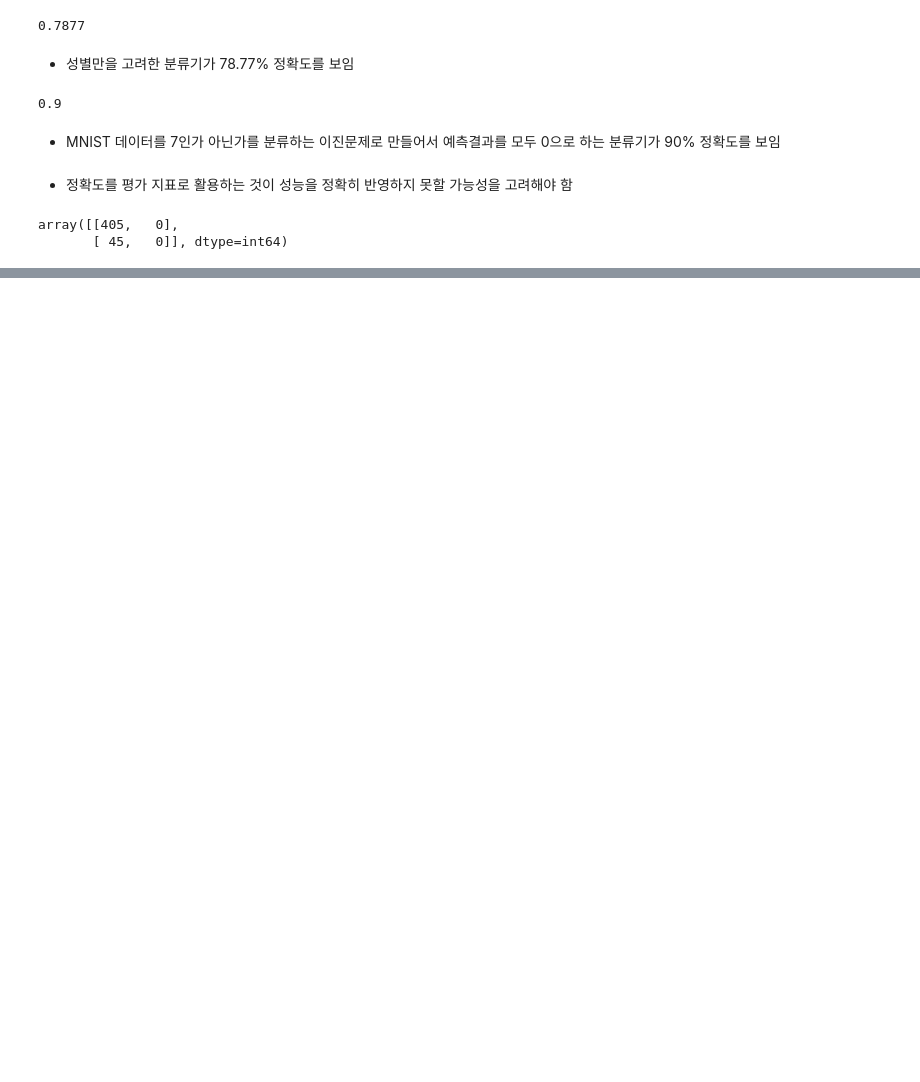
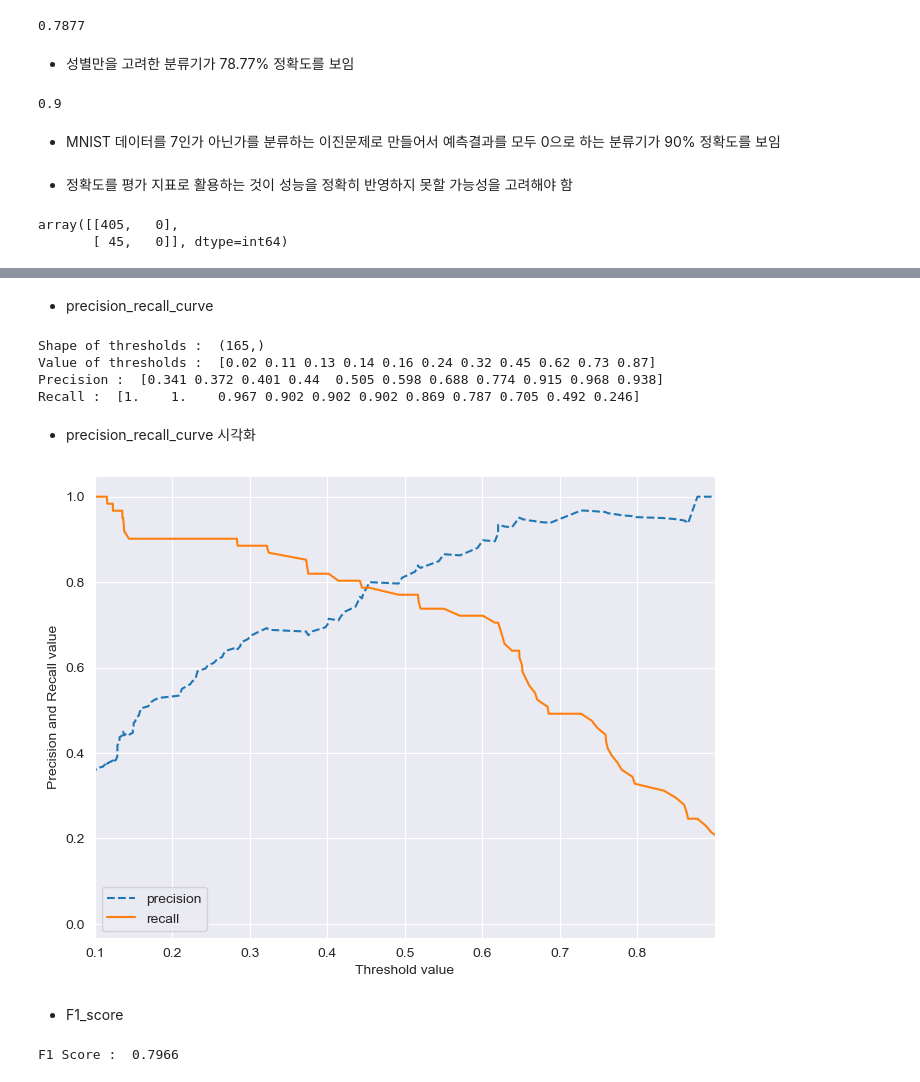
Before and after one commit to buzziru/ML_GUIDE, a Jupyter notebook: source/03. Evaluation.ipynb, the cells around one changed output, grey strips where cells are left out. Cells and saved outputs as stored; diff of their text form; code cells hidden in the pictures; blank space fills up the shorter version.

```diff
--- a/source/03. Evaluation.ipynb
+++ b/source/03. Evaluation.ipynb
@@ -79,0 +197,60 @@ array([[405,   0],
+# %% [markdown]
+- precision_recall_curve
+# %%
+from sklearn.metrics import precision_recall_curve
+
+# predict probality when label = 1
+pred_proba_class1 = lr_clf.predict_proba(X_test)[:, 1]
+
+precisions, recalls, thresholds = precision_recall_curve(y_test, pred_proba_class1) # 입력인자 : 실제 클래스값, positive 값의 예측 확률
+print('Shape of thresholds : ', thresholds.shape)
+
+thr_idx = np.arange(0, thresholds.shape[0], 15)
+print('Value of thresholds : ', np.round(thresholds[thr_idx], 2))
+
+print('Precision : ', np.round(precisions[thr_idx], 3))
+print('Recall : ', np.round(recalls[thr_idx], 3))
+# %% [output]
+Shape of thresholds :  (165,)
+Value of thresholds :  [0.02 0.11 0.13 0.14 0.16 0.24 0.32 0.45 0.62 0.73 0.87]
+Precision :  [0.341 0.372 0.401 0.44  0.505 0.598 0.688 0.774 0.915 0.968 0.938]
+Recall :  [1.    1.    0.967 0.902 0.902 0.902 0.869 0.787 0.705 0.492 0.246]
+# %% [markdown]
+- precision_recall_curve 시각화
+# %%
+import matplotlib.pyplot as plt
+import matplotlib.ticker as ticker
+import seaborn as sns
+%matplotlib inline
+
+sns.set_style('darkgrid')
+# %%
+def precision_recall_curve_plot(y_test, pred_proba_c1):
+    precisions, recalls, thresholds = precision_recall_curve(y_test, pred_proba_c1)
+
+    # set threshold into X-axis and precision, recall into Y-axis
+    plt.figure(figsize=(8, 6))
+    threshold_boundary = thresholds.shape[0]
+    plt.plot(thresholds, precisions[:threshold_boundary], ls='--', label='precision')
+    plt.plot(thresholds, recalls[:threshold_boundary], ls='-', label='recall')
+
+    plt.xlim((0.1, 0.9))
+    plt.xticks(np.round(np.arange(0.1, 0.9, 0.1), 2))
+
+    plt.xlabel('Threshold value')
+    plt.ylabel('Precision and Recall value')
+    plt.legend()
+    plt.show()
+
+precision_recall_curve_plot(y_test, lr_clf.predict_proba(X_test)[:, 1])
+# %% [output]
+[figure, added]
+# %% [markdown]
+- F1_score
+# %%
+from sklearn.metrics import f1_score
+
+f1 = f1_score(y_test, pred)
+print('F1 Score : ', round(f1, 4))
+# %% [output]
+F1 Score :  0.7966
```
Also changed, not shown: parts of 16 cells of this notebook, 1 other file.
